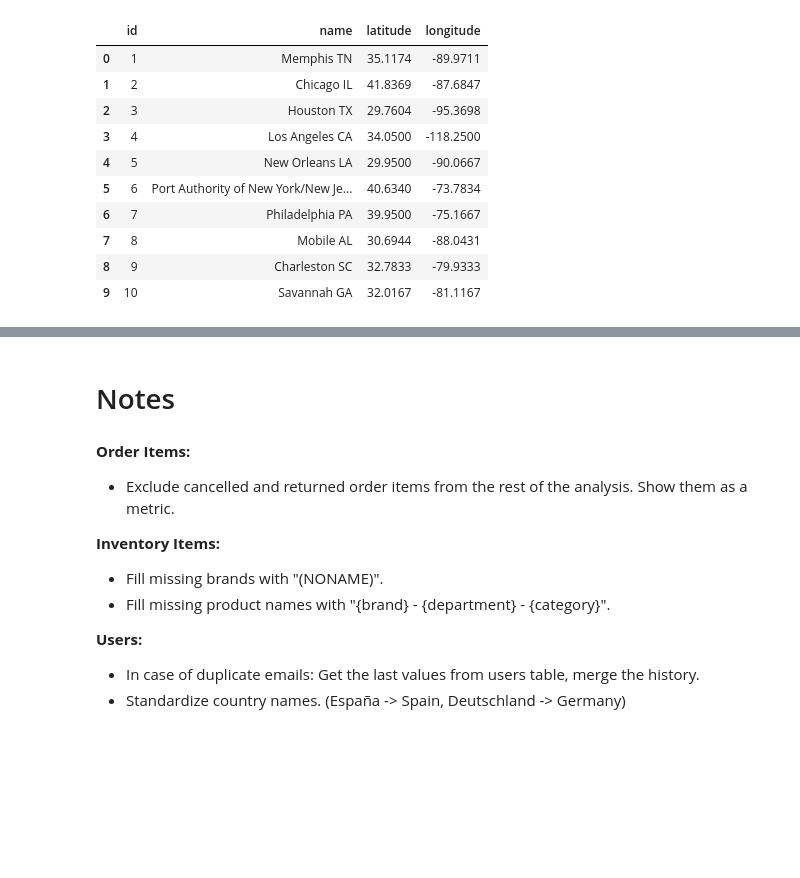
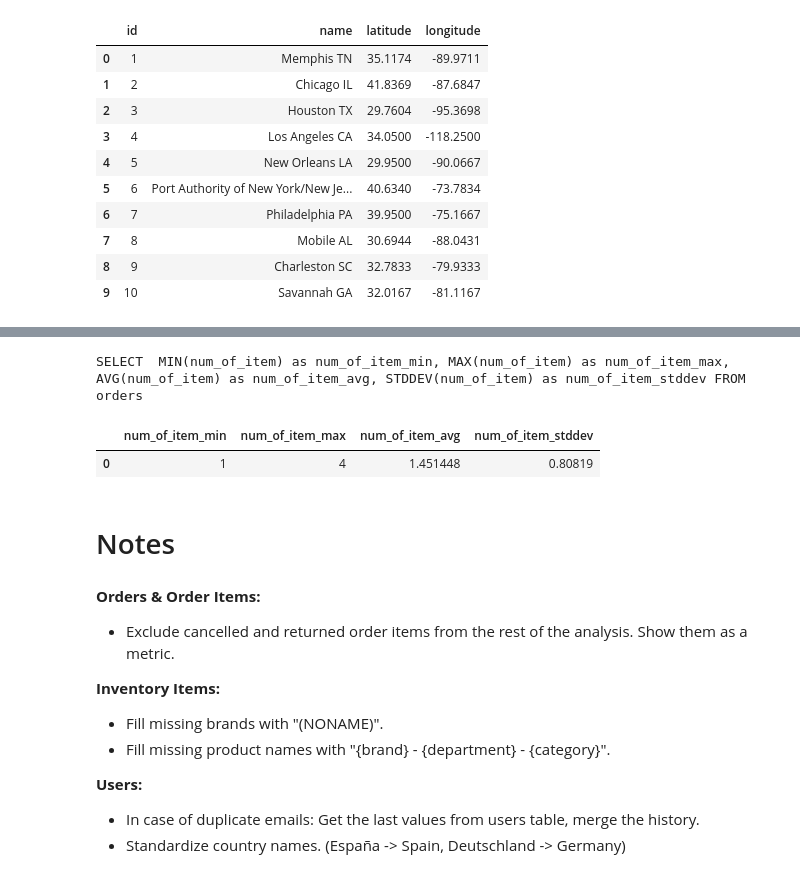
Before and after one commit to egeatmaca/ecommerce_segments, a Jupyter notebook: notebooks/eda.ipynb, the cells around one changed output, grey strips where cells are left out. Drawn from its saved outputs; the diff is of its cells as text; code cells hidden in the pictures; blank space fills up the shorter version.

```diff
--- a/notebooks/eda.ipynb
+++ b/notebooks/eda.ipynb
@@ -735,7 +668,15 @@ SELECT * FROM distribution_centers
+# %%
+col_agg_dict = { 'num_of_item': ['MIN', 'MAX', 'AVG', 'STDDEV'] }
+query = aggregate_query('orders', col_agg_dict)
+read_query(query)
+# %% [output]
+SELECT  MIN(num_of_item) as num_of_item_min, MAX(num_of_item) as num_of_item_max, AVG(num_of_item) as num_of_item_avg, STDDEV(num_of_item) as num_of_item_stddev FROM orders
+|  | num_of_item_min | num_of_item_max | num_of_item_avg | num_of_item_stddev |
+| 0 | 1 | 4 | 1.451448 | 0.80819 |
 # %% [markdown]
 # Notes
 # %% [markdown]
-**Order Items:**
+**Orders & Order Items:**
 - Exclude cancelled and returned order items from the rest of the analysis. Show them as a metric.
 
 **Inventory Items:**
```
Also changed, not shown: parts of 11 cells of this notebook, 2 other files.
